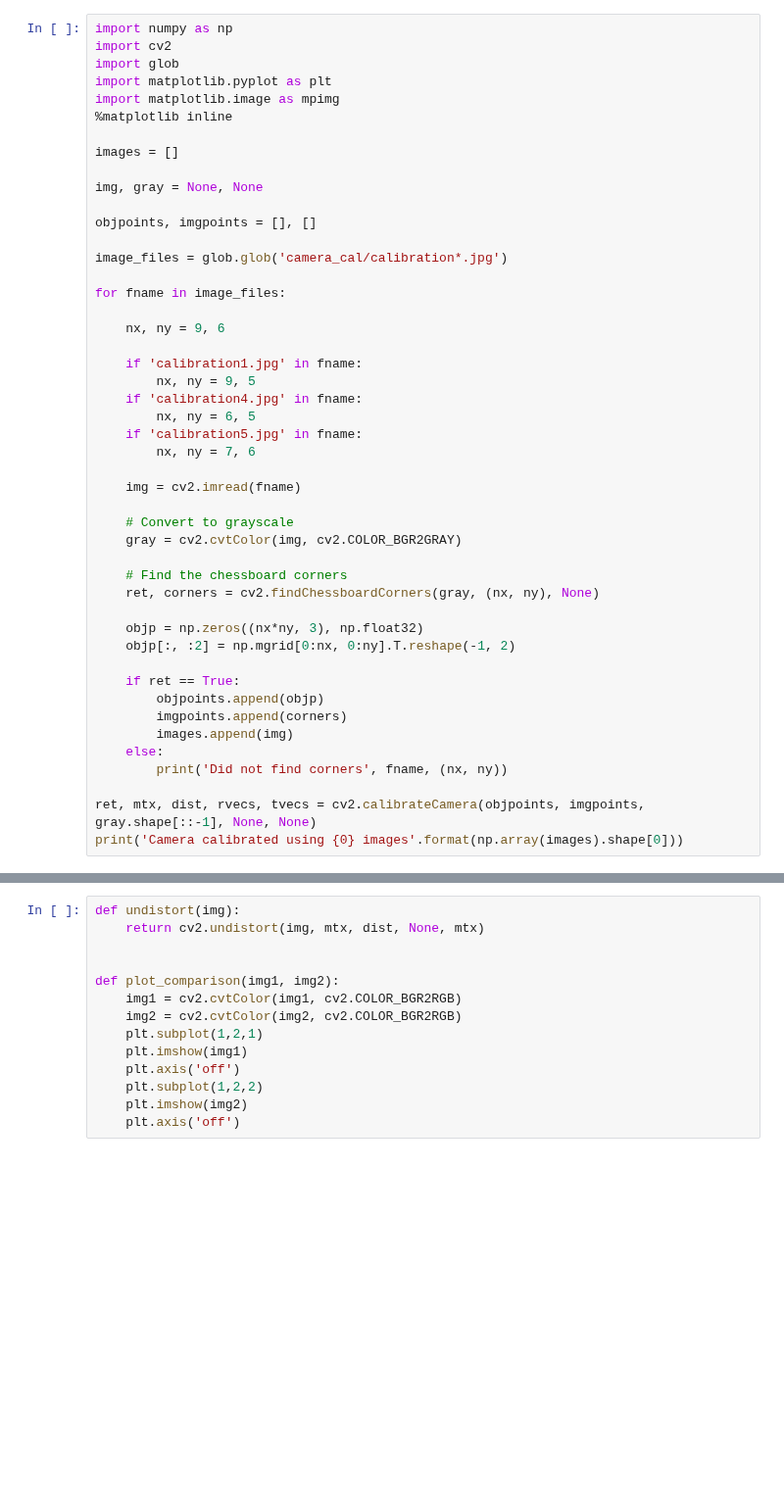
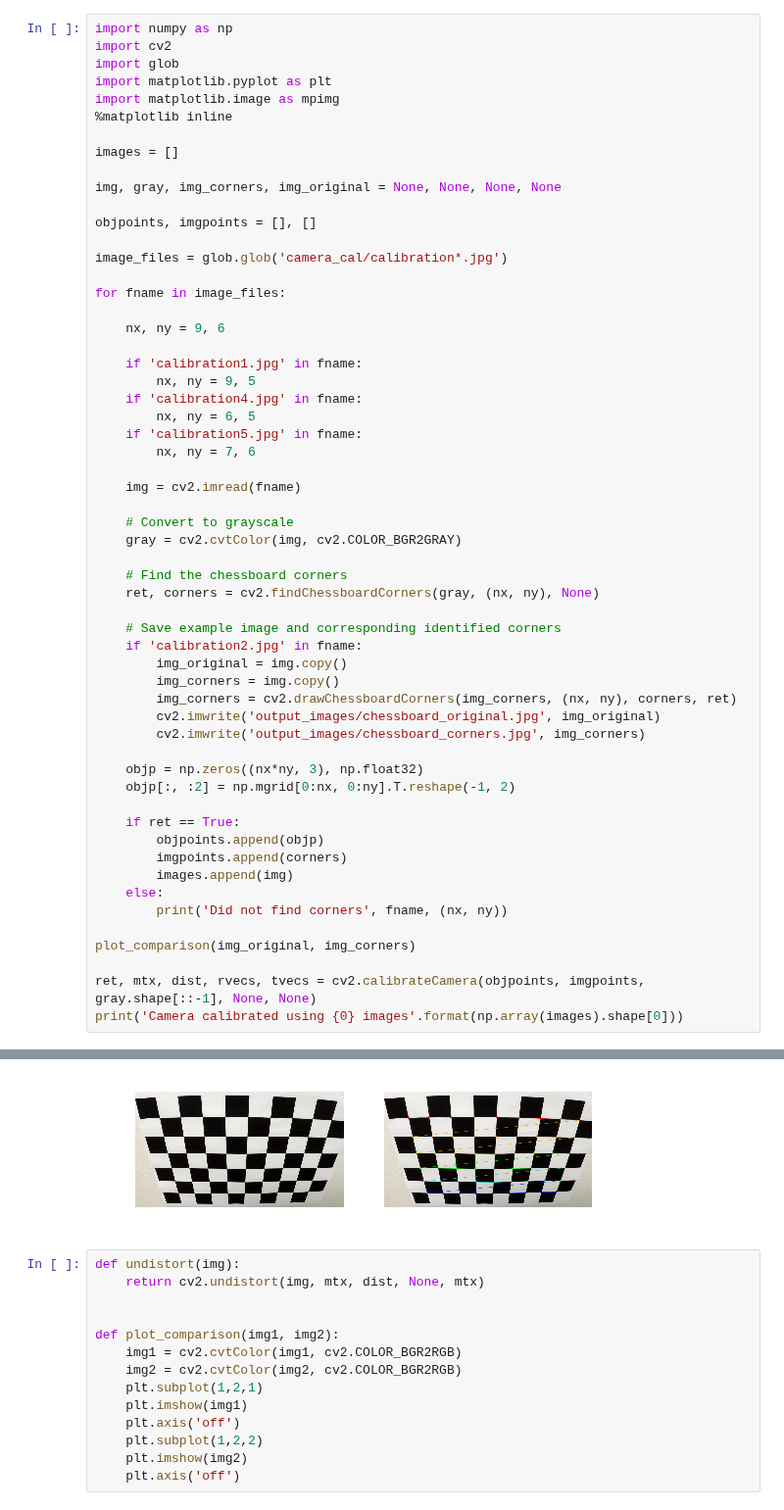
Before and after one commit to ulmefors/CarND-Advanced-Lane-Lines, a Jupyter notebook: project.ipynb, the cells around one changed output, grey strips where cells are left out. Shown at 98% size. Cells and saved outputs as stored; diff of their text form; blank space fills up the shorter version.

Commit message:
chessboard corner identification

```diff
--- a/project.ipynb
+++ b/project.ipynb
@@ -8,7 +8,7 @@ import matplotlib.image as mpimg
 
 images = []
 
-img, gray = None, None
+img, gray, img_corners, img_original = None, None, None, None
 
 objpoints, imgpoints = [], []
 
@@ -33,6 +33,14 @@ for fname in image_files:
     # Find the chessboard corners
     ret, corners = cv2.findChessboardCorners(gray, (nx, ny), None)
 
+    # Save example image and corresponding identified corners
+    if 'calibration2.jpg' in fname:
+        img_original = img.copy()
+        img_corners = img.copy()
+        img_corners = cv2.drawChessboardCorners(img_corners, (nx, ny), corners, ret)
+        cv2.imwrite('output_images/chessboard_original.jpg', img_original)
+        cv2.imwrite('output_images/chessboard_corners.jpg', img_corners)
+
     objp = np.zeros((nx*ny, 3), np.float32)
     objp[:, :2] = np.mgrid[0:nx, 0:ny].T.reshape(-1, 2)
 
@@ -43,5 +51,8 @@ for fname in image_files:
     else:
         print('Did not find corners', fname, (nx, ny))
 
+plot_comparison(img_original, img_corners)
+
 ret, mtx, dist, rvecs, tvecs = cv2.calibrateCamera(objpoints, imgpoints, gray.shape[::-1], None, None)
 print('Camera calibrated using {0} images'.format(np.array(images).shape[0]))
+# %% [output]
@@ -48,3 +60,4 @@ print('Camera calibrated using {0} images'.format(np.array(images).shape[0]))
+[figure, added]
 # %%
 def undistort(img):
     return cv2.undistort(img, mtx, dist, None, mtx)
```
Also changed, not shown: parts of 1 cell of this notebook, 3 other files.
